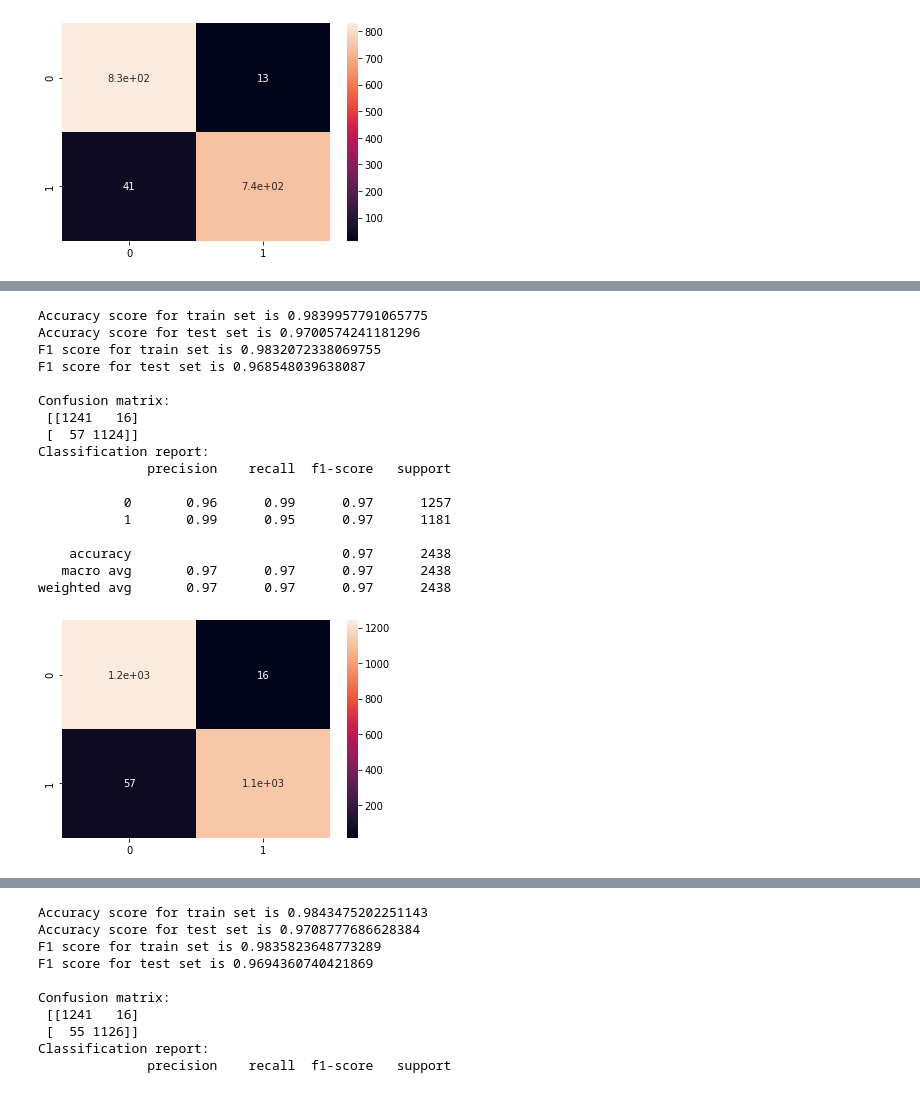
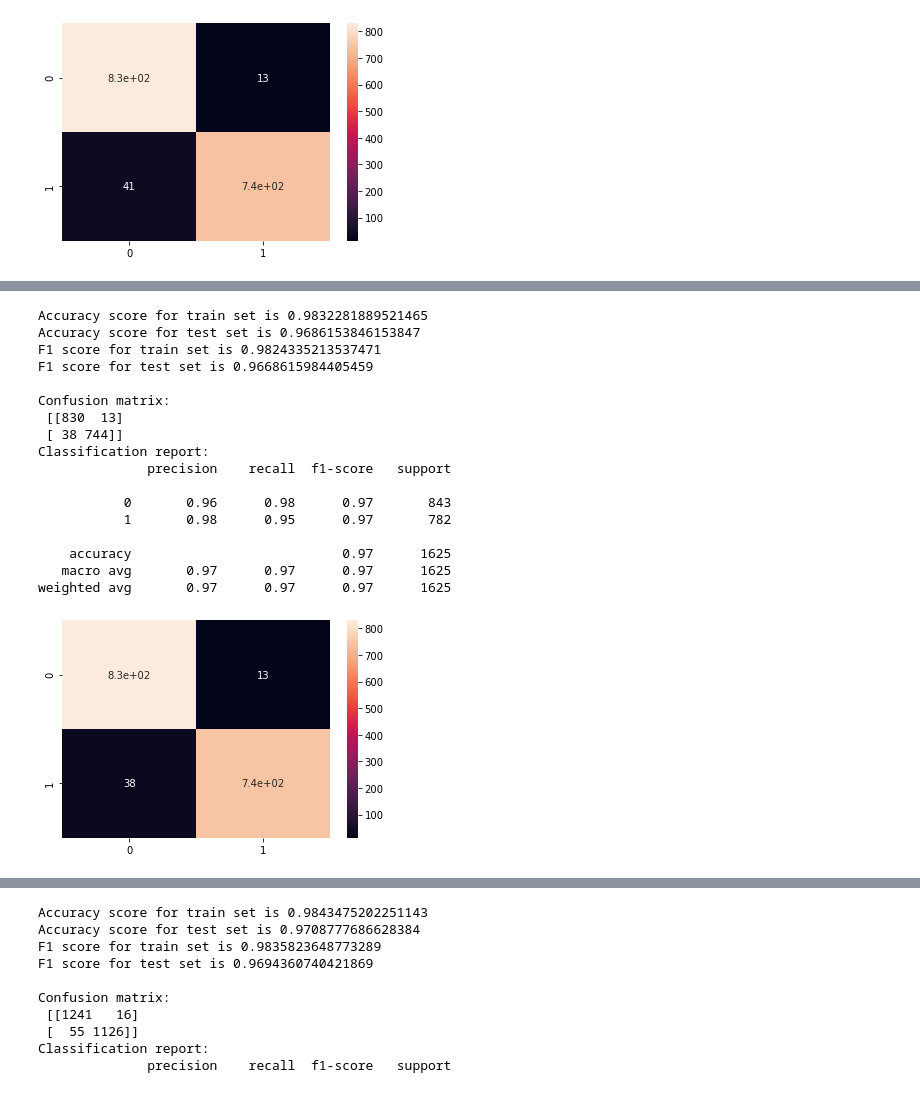
Before and after one commit to infoshareacademy/jdszr3-datavirus, a Jupyter notebook: ML/code/model1-upgrade-2.ipynb, the cells around one changed output, grey strips where cells are left out. Saved outputs shown, nothing was run; the diff lists cells and outputs as text; code cells hidden in the pictures.

Commit message:
all models were run, best params used, results saved

```diff
--- a/ML/code/model1-upgrade-2.ipynb
+++ b/ML/code/model1-upgrade-2.ipynb
@@ -339,32 +342,32 @@ A new explainer has been created!
 # %%
 #SVC rbf model
 model_svc=Model("mushrooms.csv","class")
 model_svc.create_X(["class", "gill-attachment", "gill-color", "gill-size", "habitat", "ring-type", "stalk-root", "stalk-surface-above-ring", "stalk-surface-below-ring",
                       "stalk-color-above-ring", "stalk-color-below-ring", "veil-type", "veil-color", "spore-print-color", "odor"])
 model_svc.categories_normalization()
 model_svc.data_encoder(OneHotEncoder)
-model_svc.choose_model('svc', params={'C': 7, 'gamma': 'scale'})
-model_svc.split(0.3)
+model_svc.choose_model('svc', params={'C': 100, 'gamma': 'scale'})
+model_svc.split(0.2)
 model_svc.run_model()
 model_svc.matrix()
 # %% [output]
-Accuracy score for train set is 0.9839957791065775
-Accuracy score for test set is 0.9700574241181296
-F1 score for train set is 0.9832072338069755
-F1 score for test set is 0.968548039638087
+Accuracy score for train set is 0.9832281889521465
+Accuracy score for test set is 0.9686153846153847
+F1 score for train set is 0.9824335213537471
+F1 score for test set is 0.9668615984405459
 
 Confusion matrix:
- [[1241   16]
- [  57 1124]]
+ [[830  13]
+ [ 38 744]]
 Classification report:
               precision    recall  f1-score   support
 
-           0       0.96      0.99      0.97      1257
-           1       0.99      0.95      0.97      1181
+           0       0.96      0.98      0.97       843
+           1       0.98      0.95      0.97       782
 
-    accuracy                           0.97      2438
-   macro avg       0.97      0.97      0.97      2438
-weighted avg       0.97      0.97      0.97      2438
+    accuracy                           0.97      1625
+   macro avg       0.97      0.97      0.97      1625
+weighted avg       0.97      0.97      0.97      1625
-[figure, old version]
+[figure, new version]
 # %%
 model_svc.grid_search_best(params={'gamma':['scale', 'auto'],
```
Also changed, not shown: parts of 21 cells of this notebook, 7 other files.
